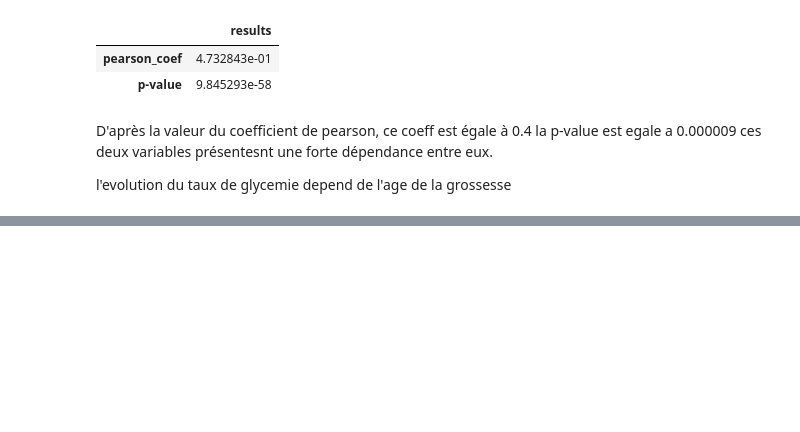
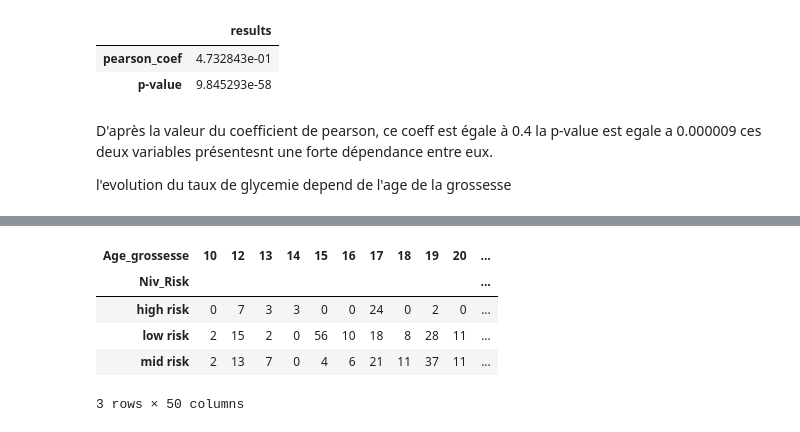
Before and after one commit to Innocente001/Innocente001, a Jupyter notebook: project_statistiques.ipynb, the cells around one changed output, grey strips where cells are left out. Drawn from its saved outputs; the diff is of its cells as text; code cells hidden in the pictures; blank space fills up the shorter version.

```diff
--- a/project_statistiques.ipynb
+++ b/project_statistiques.ipynb
@@ -111,0 +135,10 @@ la p-value est egale a 0.000009
+# %%
+table = pd.crosstab(df['Niv_Risk'], df['Age_grossesse'])
+table
+# %% [output]
+| Age_grossesse | 10 | 12 | 13 | 14 | 15 | 16 | 17 | 18 | 19 | 20 | ... |
+| Niv_Risk |  |  |  |  |  |  |  |  |  |  | ... |
+| high risk | 0 | 7 | 3 | 3 | 0 | 0 | 24 | 0 | 2 | 0 | ... |
+| low risk | 2 | 15 | 2 | 0 | 56 | 10 | 18 | 8 | 28 | 11 | ... |
+| mid risk | 2 | 13 | 7 | 0 | 4 | 6 | 21 | 11 | 37 | 11 | ... |
+3 rows × 50 columns
```
Also changed, not shown: parts of 9 cells of this notebook.
